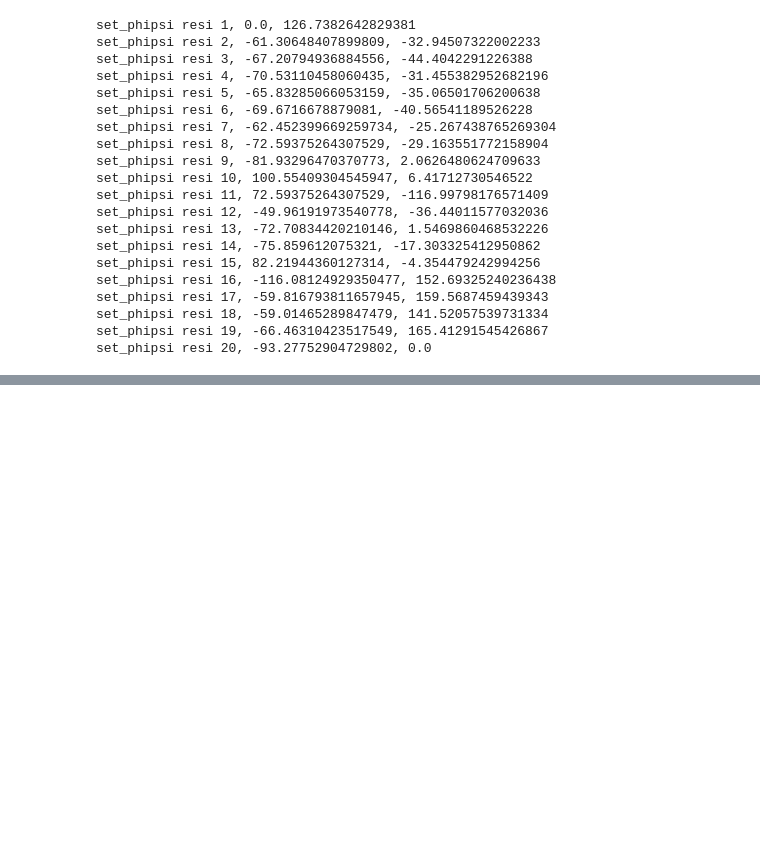
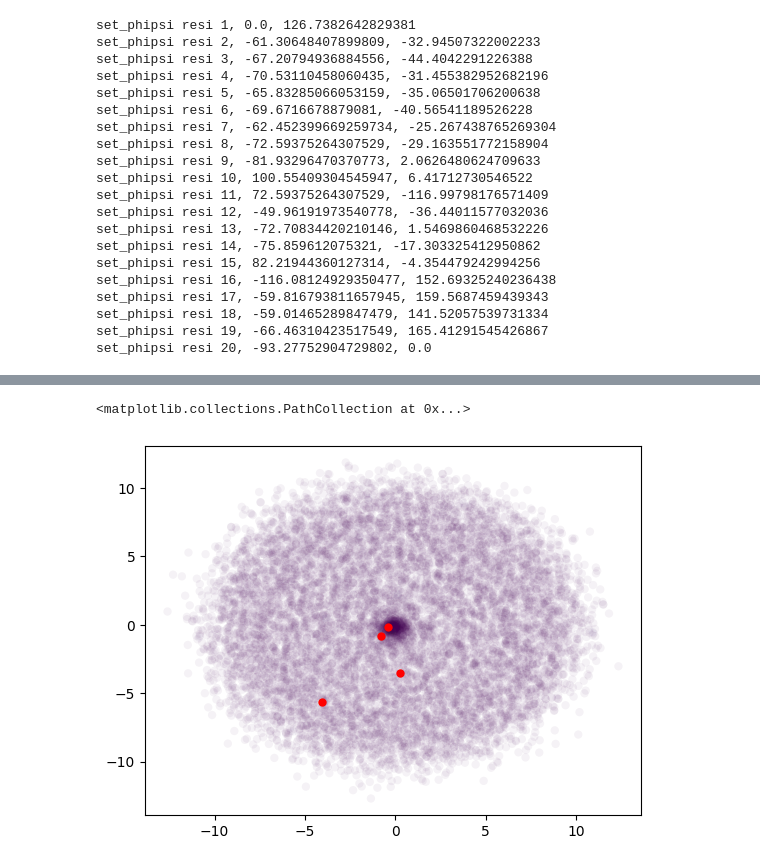
Before and after one commit to SultanOfSauce/pak, a Jupyter notebook: PAk_definitivo.ipynb, the cells around one changed output, grey strips where cells are left out. Cells and saved outputs as stored; diff of their text form; code cells hidden in the pictures; blank space fills up the shorter version.

```diff
--- a/PAk_definitivo.ipynb
+++ b/PAk_definitivo.ipynb
@@ -341,0 +427,3 @@ set_phipsi resi 20, -93.27752904729802, 0.0
+# %%
+pakTrp.computeDensityPeaks(distsTrp, goodpts)
+clustersTrp = pakTrp.clusterArr
@@ -341,0 +435,9 @@ set_phipsi resi 20, -93.27752904729802, 0.0
+# %%
+fig = plt.figure()
+ax = fig.add_subplot()
+
+ax.scatter(trpMds[:,0], trpMds[:,1], c = clustersTrp, alpha = 0.05, linewidth = 0)
+ax.scatter(trpMds[goodpts,0], trpMds[goodpts,1], c = 'r', alpha = 1, linewidth = 0)
+# %% [output]
+<matplotlib.collections.PathCollection at 0x...>
+[figure, added]
```
Also changed, not shown: parts of 17 cells of this notebook.
